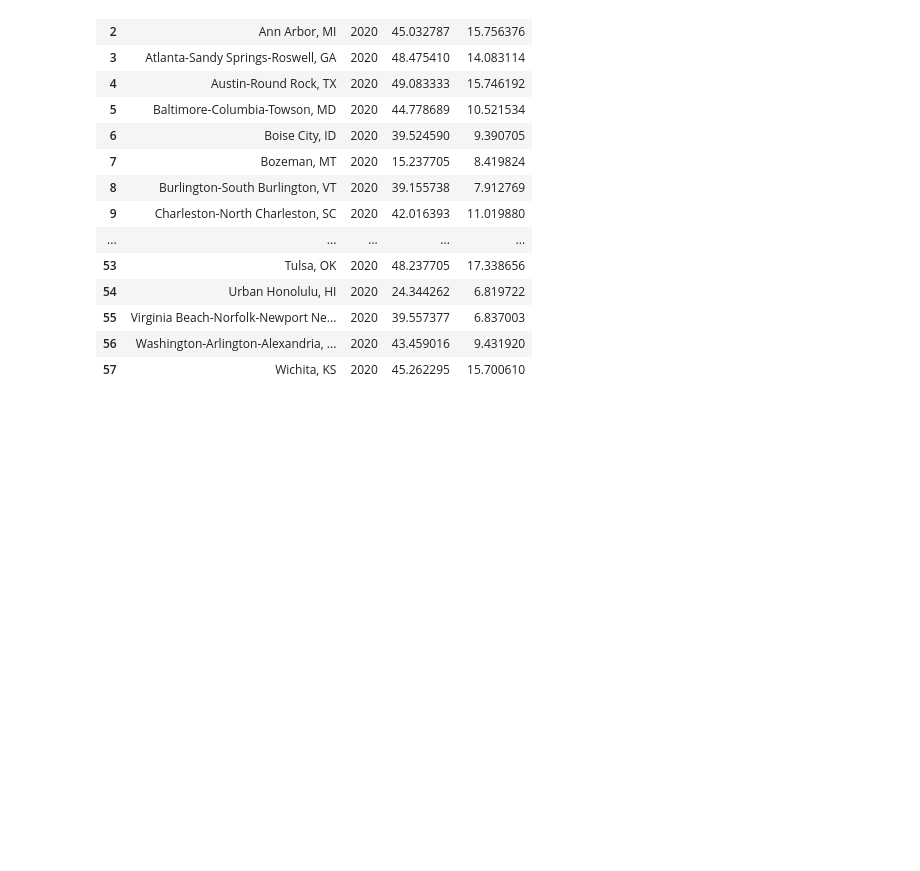
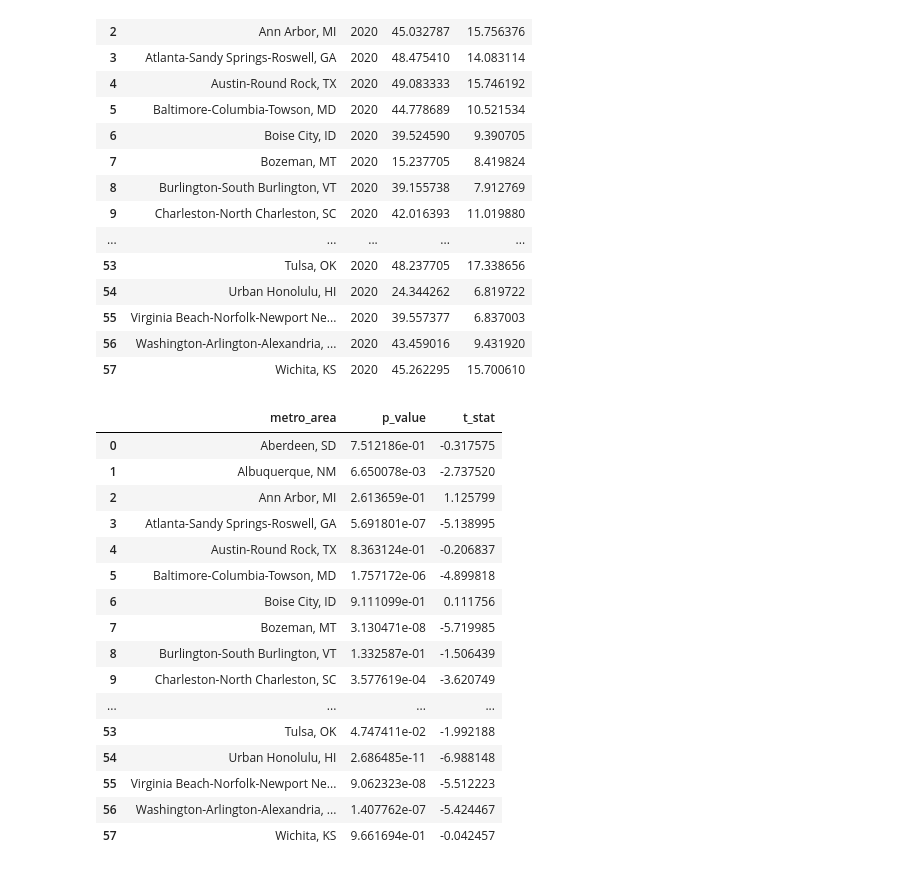
Before and after one commit to jmarkhei/BreathfreshCOVIDair, a Jupyter notebook: graphing7_22.ipynb, the cells around one changed output. Saved outputs shown, nothing was run; the diff lists cells and outputs as text; code cells hidden in the pictures; blank space fills up the shorter version.

Commit message:
ttest conducted

```diff
--- a/graphing7_22.ipynb
+++ b/graphing7_22.ipynb
@@ -757,0 +760,37 @@ aqi_2020_mean_std
+# %%
+aqi_singleton_updated = aqi_singleton_updated[aqi_singleton_updated['CBSA'] != 'Soda Springs (seasonal)']
+# %%
+aqi_singleton_updated = aqi_singleton_updated[aqi_singleton_updated['CBSA'] != 'Southwest Coast']
+# %%
+final_results = []
+for metro_area in CBSA_arr:
+    t_stat, p_value = stats.ttest_ind(aqi_singleton_updated.loc[aqi_singleton_updated['CBSA'] == metro_area]['AQI'],
+                                      historic_aqi_trimmed_2019.loc[historic_aqi_trimmed_2019['CBSA'] == metro_area]['AQI'])
+
+    row = {}
+    row['metro_area'] = metro_area
+    row['t_stat'] = t_stat
+    row['p_value'] = p_value
+    final_results.append(row)
+# %%
+ttest_df = pd.DataFrame(final_results)
+# %%
+ttest_df
+# %% [output]
+|  | metro_area | p_value | t_stat |
+| 0 | Aberdeen, SD | 7.512186e-01 | -0.317575 |
+| 1 | Albuquerque, NM | 6.650078e-03 | -2.737520 |
+| 2 | Ann Arbor, MI | 2.613659e-01 | 1.125799 |
+| 3 | Atlanta-Sandy Springs-Roswell, GA | 5.691801e-07 | -5.138995 |
+| 4 | Austin-Round Rock, TX | 8.363124e-01 | -0.206837 |
+| 5 | Baltimore-Columbia-Towson, MD | 1.757172e-06 | -4.899818 |
+| 6 | Boise City, ID | 9.111099e-01 | 0.111756 |
+| 7 | Bozeman, MT | 3.130471e-08 | -5.719985 |
+| 8 | Burlington-South Burlington, VT | 1.332587e-01 | -1.506439 |
+| 9 | Charleston-North Charleston, SC | 3.577619e-04 | -3.620749 |
+| ... | ... | ... | ... |
+| 53 | Tulsa, OK | 4.747411e-02 | -1.992188 |
+| 54 | Urban Honolulu, HI | 2.686485e-11 | -6.988148 |
+| 55 | Virginia Beach-Norfolk-Newport Ne... | 9.062323e-08 | -5.512223 |
+| 56 | Washington-Arlington-Alexandria, ... | 1.407762e-07 | -5.424467 |
+| 57 | Wichita, KS | 9.661694e-01 | -0.042457 |
```
Also changed, not shown: parts of 4 cells of this notebook.
